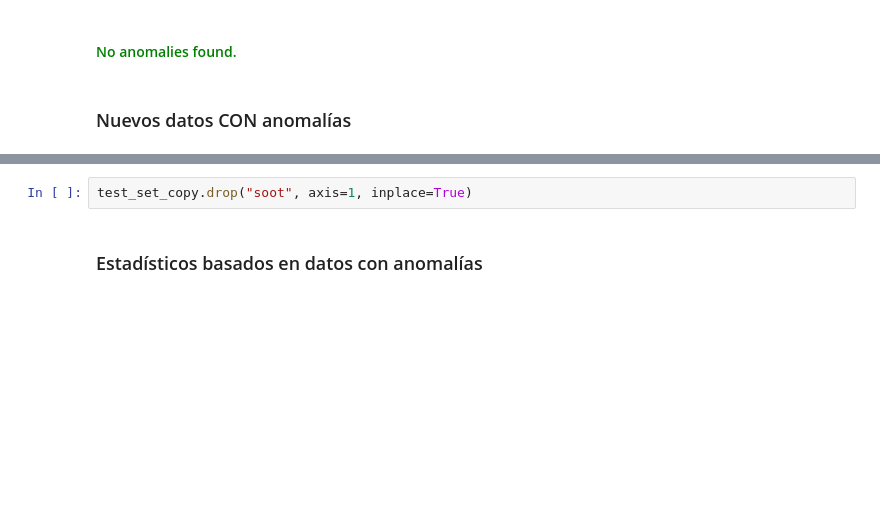
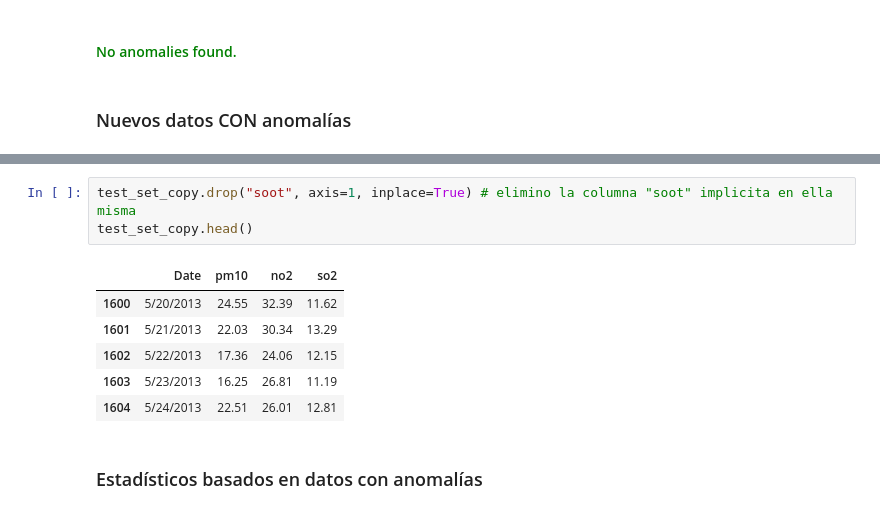
Before and after one commit to INFINITY-RUBER/Curso_de_Tensorflow-2.0_Guia_completa_para_el_Nuevo_Tensorflow, a Jupyter notebook: Collab_9_Validación_de_datos_con_TensorFlow_Data_Validation_(TFDV).ipynb, the cells around one changed output, grey strips where cells are left out. Cells and saved outputs as stored; diff of their text form; blank space fills up the shorter version.

```diff
--- a/Collab_9_Validación_de_datos_con_TensorFlow_Data_Validation_(TFDV).ipynb
+++ b/Collab_9_Validación_de_datos_con_TensorFlow_Data_Validation_(TFDV).ipynb
@@ -138,5 +158,13 @@ test_set_copy = test_set.copy()
 # %%
-test_set_copy.drop("soot", axis=1, inplace=True)
+test_set_copy.drop("soot", axis=1, inplace=True) # elimino la columna "soot" implicita en ella misma
+test_set_copy.head()
+# %% [output]
+|  | Date | pm10 | no2 | so2 |
+| 1600 | 5/20/2013 | 24.55 | 32.39 | 11.62 |
+| 1601 | 5/21/2013 | 22.03 | 30.34 | 13.29 |
+| 1602 | 5/22/2013 | 17.36 | 24.06 | 12.15 |
+| 1603 | 5/23/2013 | 16.25 | 26.81 | 11.19 |
+| 1604 | 5/24/2013 | 22.51 | 26.01 | 12.81 |
 # %% [markdown]
 ### Estadísticos basados en datos con anomalías
 # %%
```
Also changed, not shown: parts of 12 cells of this notebook.
